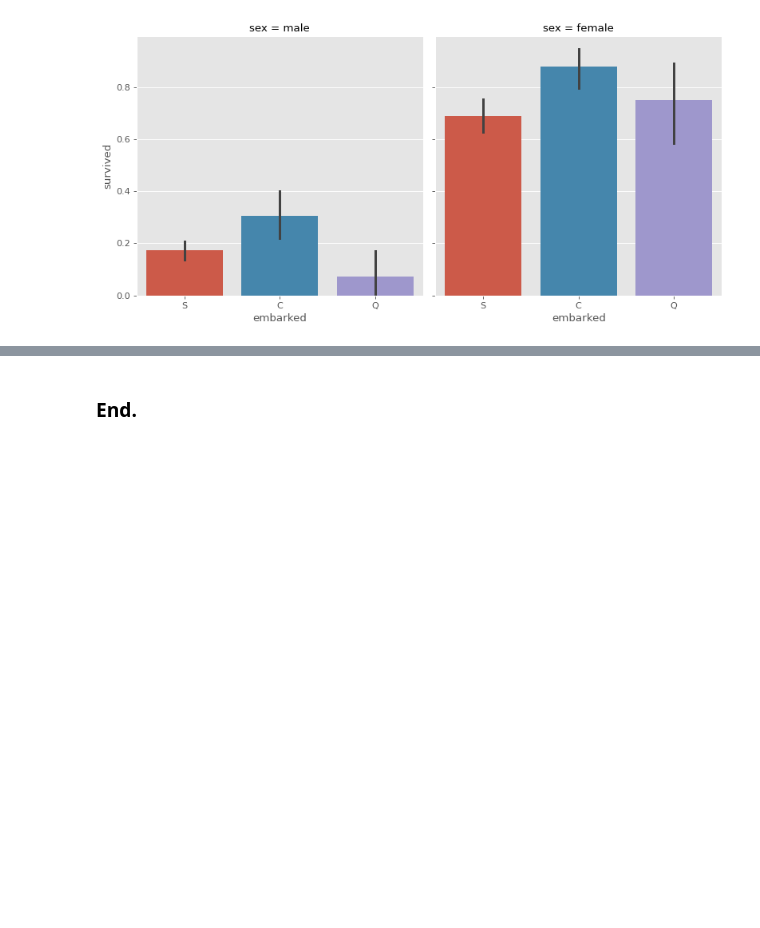
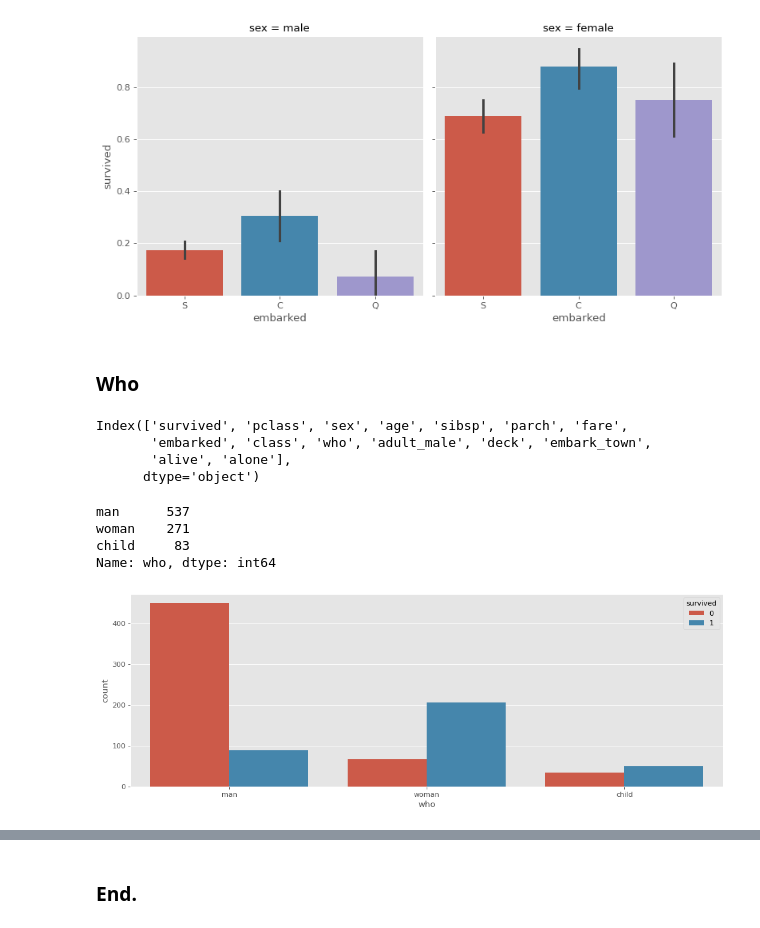
Before and after one commit to caiquemiranda/data-visualization-python, a Jupyter notebook: 10-analysis-visualization-titanic-dataset.ipynb, the cells around one changed output, grey strips where cells are left out. Saved outputs shown, nothing was run; the diff lists cells and outputs as text; code cells hidden in the pictures; blank space fills up the shorter version.

```diff
--- a/10-analysis-visualization-titanic-dataset.ipynb
+++ b/10-analysis-visualization-titanic-dataset.ipynb
@@ -856,3 +854,25 @@ sns.catplot(x= 'embarked',
             data= titanic);
 # %% [output]
 [figure]
+# %% [markdown]
+### Who
+# %%
+cols
+# %% [output]
+Index(['survived', 'pclass', 'sex', 'age', 'sibsp', 'parch', 'fare',
+       'embarked', 'class', 'who', 'adult_male', 'deck', 'embark_town',
+       'alive', 'alone'],
+      dtype='object')
+# %%
+titanic['who'].value_counts()
+# %% [output]
+man      537
+woman    271
+child     83
+Name: who, dtype: int64
+# %%
+sns.countplot('who',
+              data= titanic,
+              hue= 'survived');
+# %% [output]
+[figure, added]
```
Also changed, not shown: parts of 14 cells of this notebook.
